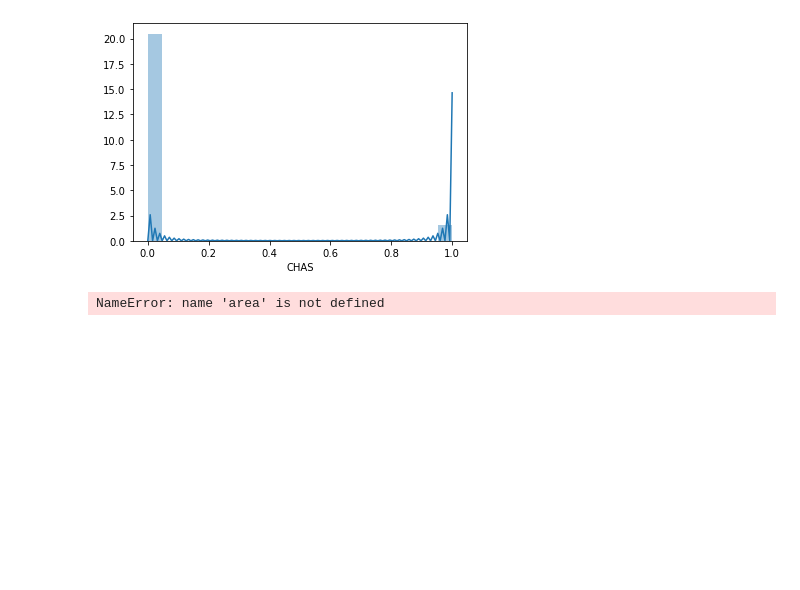
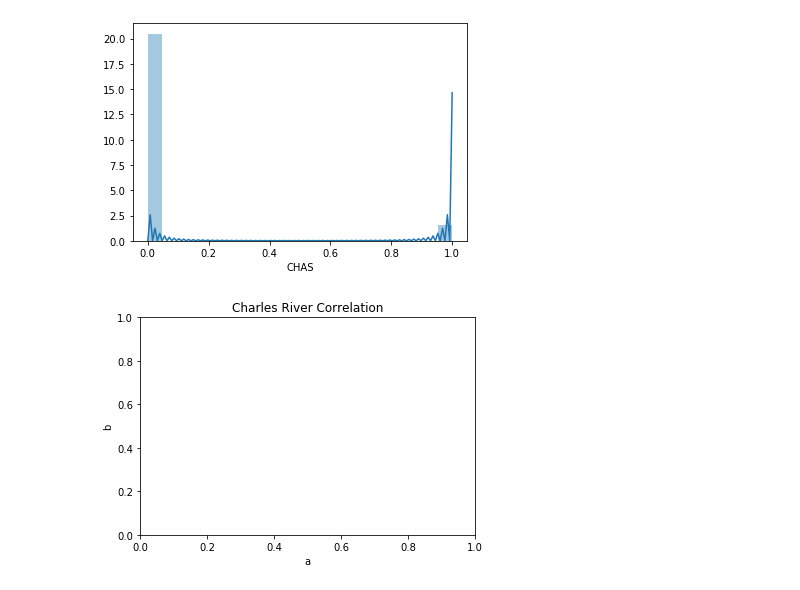
Before and after one commit to tullowhurler/Machine-Learning-2019, a Jupyter notebook: Boston House Prices.ipynb, the cells around one changed output. Drawn from its saved outputs; the diff is of its cells as text; code cells hidden in the pictures; blank space fills up the shorter version.

Commit message:
plots

```diff
--- a/Boston House Prices.ipynb
+++ b/Boston House Prices.ipynb
@@ -203,10 +203,10 @@ sns.distplot(b);
 import matplotlib.pyplot as plt
 # %%
 import matplotlib.pyplot as plt
-plt.scatter(a, b,s=area, c=colors, alpha=0.5)
 plt.title('Charles River Correlation')
+
 plt.xlabel('a')
 plt.ylabel('b')
 plt.show()
 # %% [output]
-NameError: name 'area' is not defined
+[figure, added]
```
Also changed, not shown: parts of 2 cells of this notebook.
